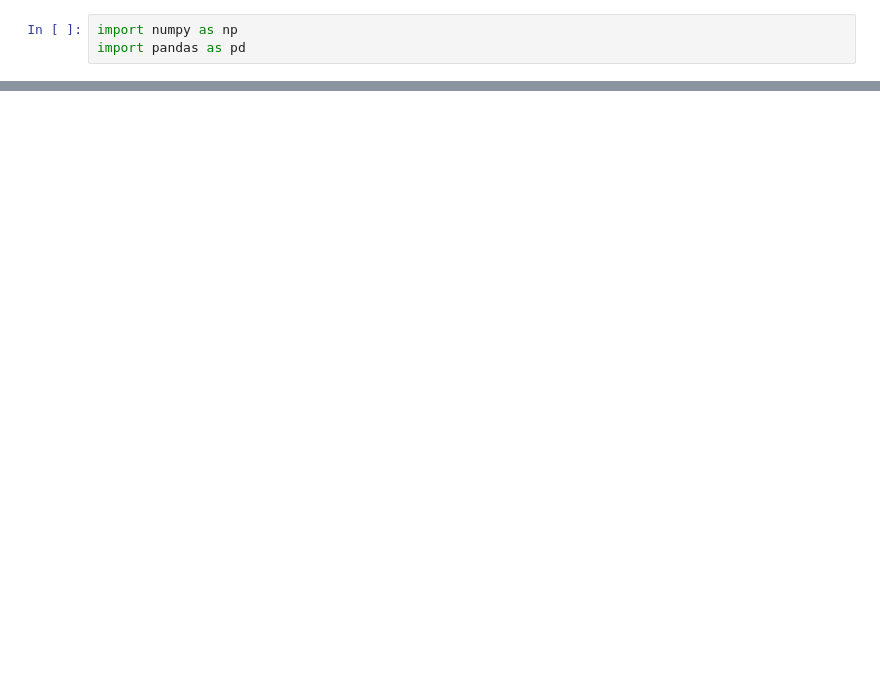
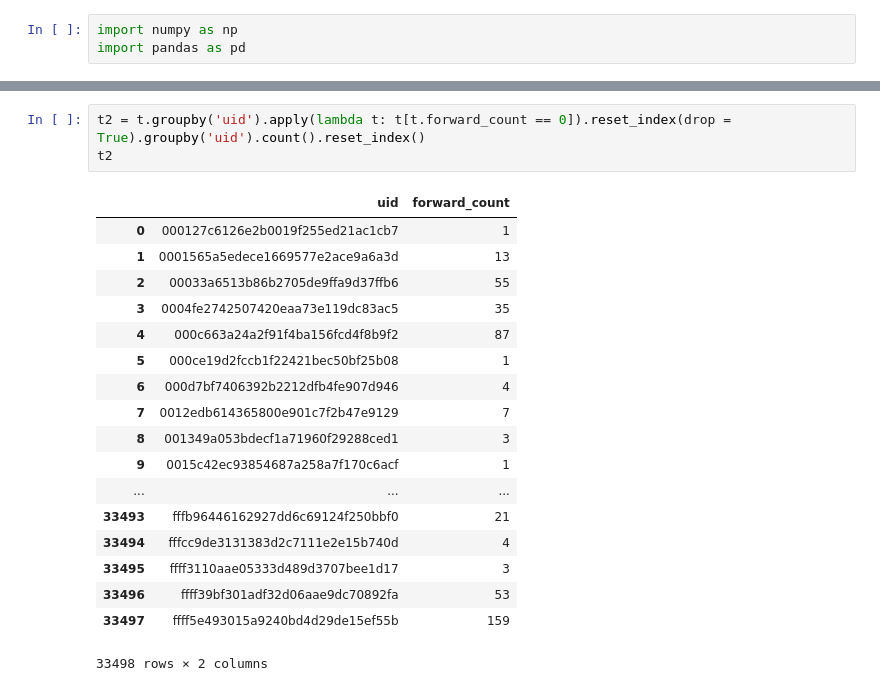
Before and after one commit to dikiyul/WeiboRCL, a Jupyter notebook: 02.Feature Extraction.ipynb, the cells around one changed output, grey strips where cells are left out. Saved outputs shown, nothing was run; the diff lists cells and outputs as text; blank space fills up the shorter version.

```diff
--- a/02.Feature Extraction.ipynb
+++ b/02.Feature Extraction.ipynb
@@ -33,0 +40,22 @@ label3 = data_timeindex['2015-07-01':'2015-07-31']
+# %%
+t2 = t.groupby('uid').apply(lambda t: t[t.forward_count == 0]).reset_index(drop = True).groupby('uid').count().reset_index()
+t2
+# %% [output]
+|  | uid | forward_count |
+| 0 | 000127c6126e2b0019f255ed21ac1cb7 | 1 |
+| 1 | 0001565a5edece1669577e2ace9a6a3d | 13 |
+| 2 | 00033a6513b86b2705de9ffa9d37ffb6 | 55 |
+| 3 | 0004fe2742507420eaa73e119dc83ac5 | 35 |
+| 4 | 000c663a24a2f91f4ba156fcd4f8b9f2 | 87 |
+| 5 | 000ce19d2fccb1f22421bec50bf25b08 | 1 |
+| 6 | 000d7bf7406392b2212dfb4fe907d946 | 4 |
+| 7 | 0012edb614365800e901c7f2b47e9129 | 7 |
+| 8 | 001349a053bdecf1a71960f29288ced1 | 3 |
+| 9 | 0015c42ec93854687a258a7f170c6acf | 1 |
+| ... | ... | ... |
+| 33493 | fffb96446162927dd6c69124f250bbf0 | 21 |
+| 33494 | fffcc9de3131383d2c7111e2e15b740d | 4 |
+| 33495 | ffff3110aae05333d489d3707bee1d17 | 3 |
+| 33496 | ffff39bf301adf32d06aae9dc70892fa | 53 |
+| 33497 | ffff5e493015a9240bd4d29de15ef55b | 159 |
+33498 rows × 2 columns
```
Also changed, not shown: parts of 12 cells of this notebook, 1 other file.
